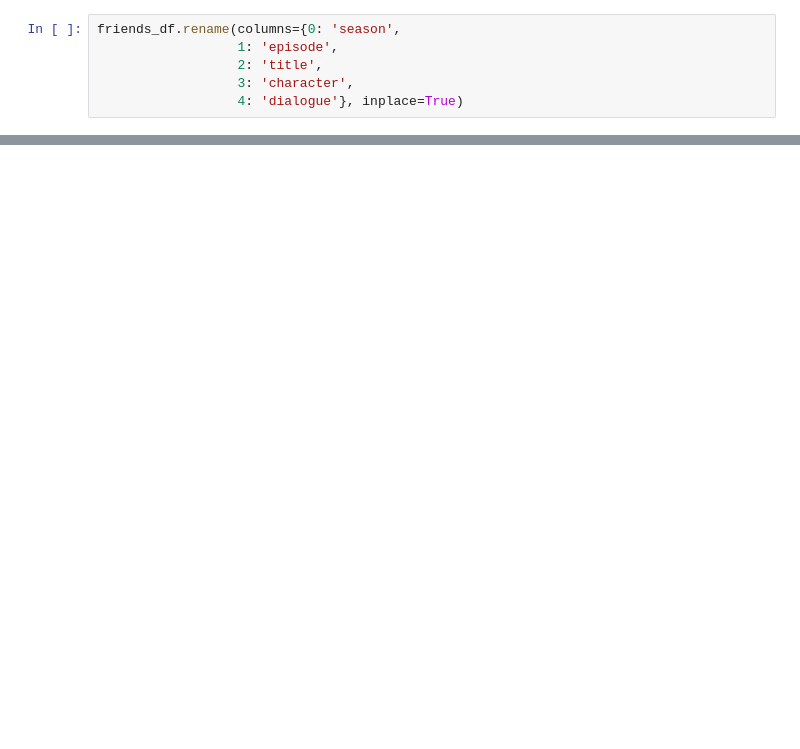
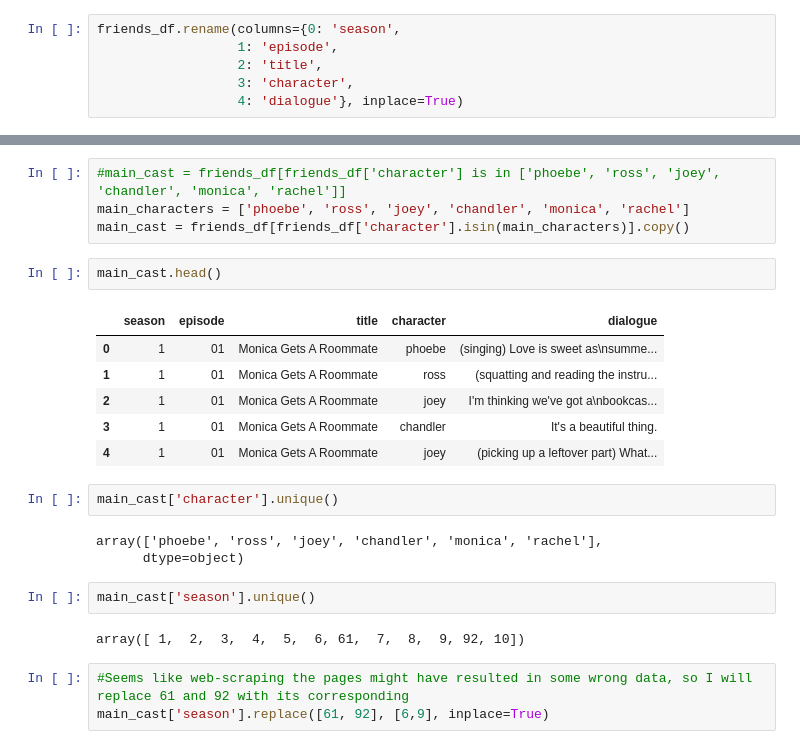
Before and after one commit to gabrielleclav/friendsTV-project-DS, a Jupyter notebook: Code/EDA.ipynb, the cells around one changed output, grey strips where cells are left out. Saved outputs shown, nothing was run; the diff lists cells and outputs as text; blank space fills up the shorter version.

```diff
--- a/Code/EDA.ipynb
+++ b/Code/EDA.ipynb
@@ -73,0 +123,25 @@ friends_df.to_csv('friends.csv', index=False)
+# %%
+#main_cast = friends_df[friends_df['character'] is in ['phoebe', 'ross', 'joey', 'chandler', 'monica', 'rachel']]
+main_characters = ['phoebe', 'ross', 'joey', 'chandler', 'monica', 'rachel']
+main_cast = friends_df[friends_df['character'].isin(main_characters)].copy()
+# %%
+main_cast.head()
+# %% [output]
+|  | season | episode | title | character | dialogue |
+| 0 | 1 | 01 | Monica Gets A Roommate | phoebe | (singing) Love is sweet as\nsumme... |
+| 1 | 1 | 01 | Monica Gets A Roommate | ross | (squatting and reading the instru... |
+| 2 | 1 | 01 | Monica Gets A Roommate | joey | I'm thinking we've got a\nbookcas... |
+| 3 | 1 | 01 | Monica Gets A Roommate | chandler | It's a beautiful thing. |
+| 4 | 1 | 01 | Monica Gets A Roommate | joey | (picking up a leftover part) What... |
+# %%
+main_cast['character'].unique()
+# %% [output]
+array(['phoebe', 'ross', 'joey', 'chandler', 'monica', 'rachel'],
+      dtype=object)
+# %%
+main_cast['season'].unique()
+# %% [output]
+array([ 1,  2,  3,  4,  5,  6, 61,  7,  8,  9, 92, 10])
+# %%
+#Seems like web-scraping the pages might have resulted in some wrong data, so I will replace 61 and 92 with its corresponding
+main_cast['season'].replace([61, 92], [6,9], inplace=True)
```
Also changed, not shown: parts of 11 cells of this notebook, 1 other file.
